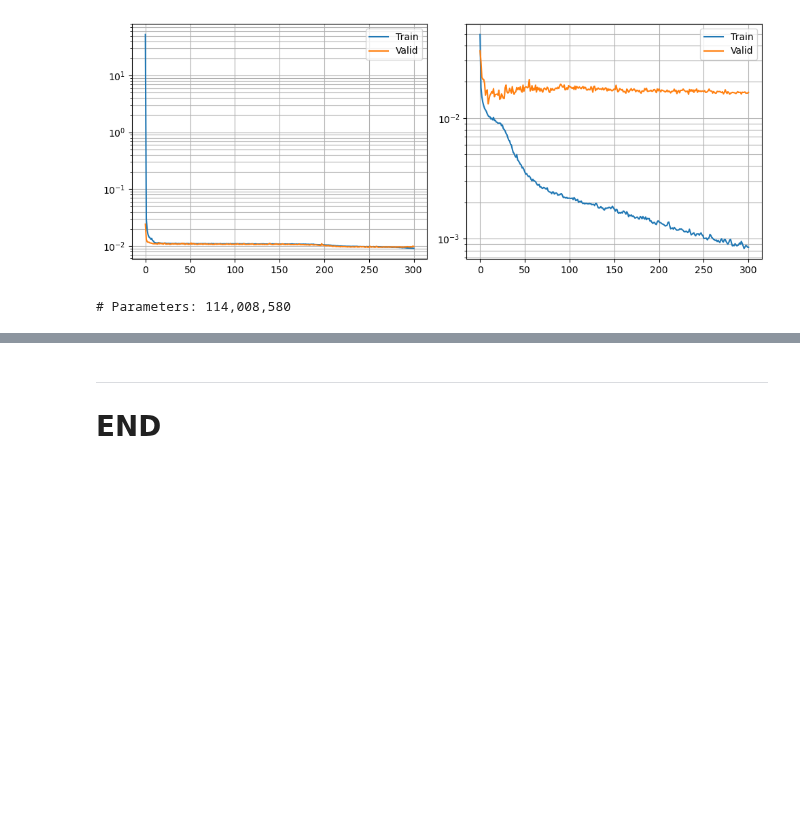
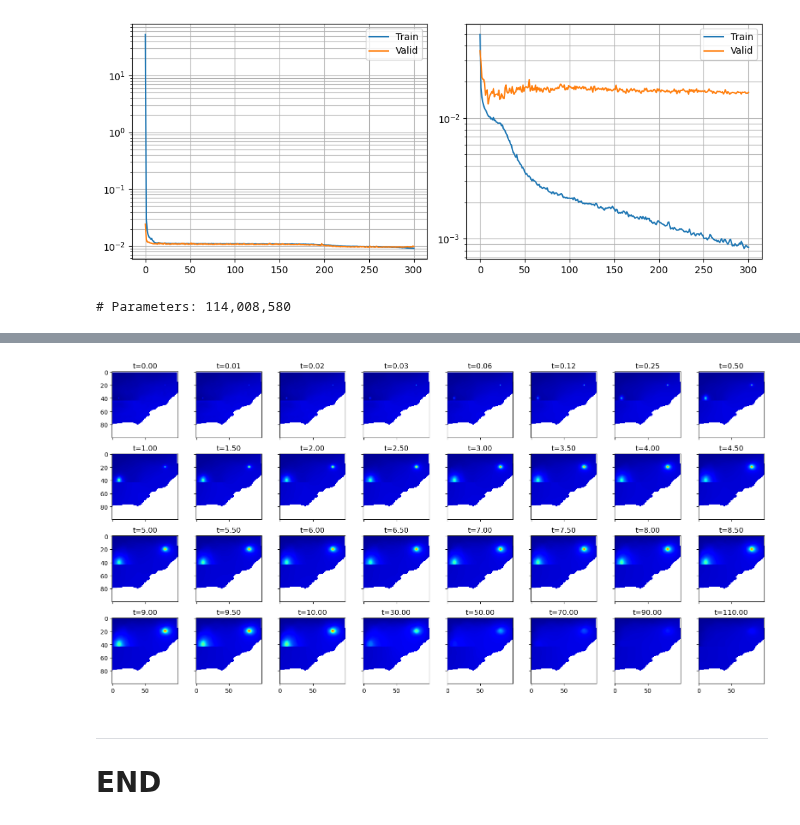
Before and after one commit to misaelmmorales/Placement-Control-Optim-CO2, a Jupyter notebook: placement-control-optim.ipynb, the cells around one changed output, grey strips where cells are left out. Saved outputs shown, nothing was run; the diff lists cells and outputs as text; code cells hidden in the pictures; blank space fills up the shorter version.

```diff
--- a/placement-control-optim.ipynb
+++ b/placement-control-optim.ipynb
@@ -239,3 +324,19 @@ for i, (x,y) in enumerate(testloader):
+# %%
+strue = np.zeros((32,100,100,11)).reshape(32, -1, order='F')
+maskt = Grid_ext.reshape(32, -1, order='F')
+
+strue[:,indexMap] = y[0,0].detach().cpu().numpy()
+strue = np.ma.masked_where(maskt==0, strue)
+strue = strue.reshape(32,100,100,11, order='F')
+
+fig, axs = plt.subplots(4, 8, figsize=(16,8), sharex=True, sharey=True)
+for i, ax in enumerate(axs.flatten()):
+    ax.imshow(strue[i,:,:,5], cmap='jet', vmin=0.25, vmax=2.50)
+    ax.set(title='t={:.2f}'.format(timesteps[i]))
+plt.tight_layout()
+plt.show()
+# %% [output]
+[figure, added]
 # %%
 history = pd.read_csv('MiONet_losses.csv')
 
```
Also changed, not shown: parts of 8 cells of this notebook.
